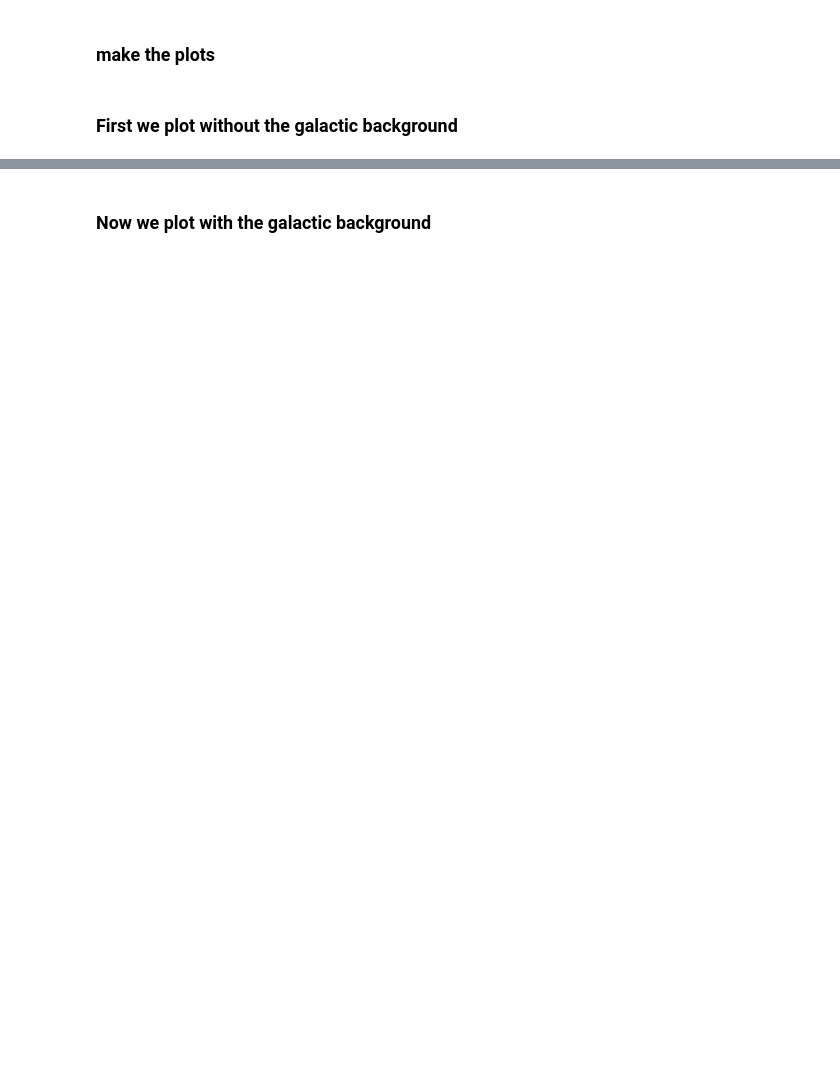
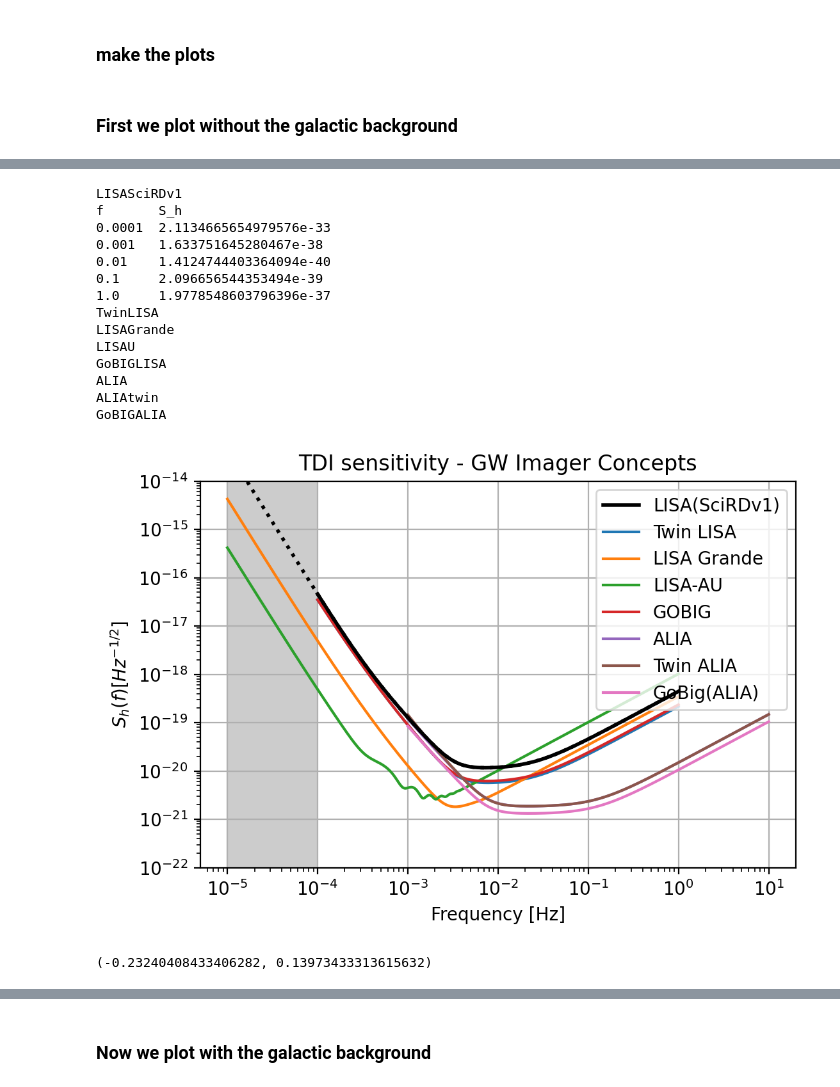
Before and after one commit to JohnGBaker/GWI-metrics, a Jupyter notebook: Notebooks/sensitivityPlotter.ipynb, the cells around one changed output, grey strips where cells are left out. Cells and saved outputs as stored; diff of their text form; code cells hidden in the pictures; blank space fills up the shorter version.

Commit message:
Update sensitivity notebook

```diff
--- a/Notebooks/sensitivityPlotter.ipynb
+++ b/Notebooks/sensitivityPlotter.ipynb
@@ -40 +100,58 @@ missions = (
+# %%
+# f = np.logspace(-5,1,1000)
+
+fig = plt.figure(figsize=(6,4),dpi=200)
+ax = fig.add_subplot(1,1,1)
+
+for m in missions:
+    print(m)
+    fr=np.array([0.00010, 0.00100, 0.01000, 0.10000, 1.00000])
+    f = np.logspace(faxis[m][0],faxis[m][1], 1000 )
+    model = eval('concepts.%s' % m)
+    Sh = metrics.makeSensitivity(f, model, style = 'TN')
+    Shr = metrics.makeSensitivity(fr, model, style = 'TN')
+    if m == 'LISASciRDv1':
+        #ax.plot(fr,np.sqrt(Shr),label=model.get('label'), color = 'r', ls='none', lw=2, zorder=len(m), marker = '.', markersize = '10')
+        ax.plot(np.logspace(-5, 0, 1000 ),np.sqrt(metrics.makeSensitivity(np.logspace(-5, 0, 1000 ), model, style = 'TN')), color = 'k', ls=':', lw=2, zorder=len(m))
+        ax.plot(f,np.sqrt(Sh),label=model.get('label'), color = 'k', ls='-', lw=2, zorder=len(m))
+        print('f', 'S_h', sep='\t')
+        for a, b in zip(fr,Shr):
+
+            print(a, b, sep='\t')
+    else:
+        ax.plot(f,np.sqrt(Sh),label=model.get('label'))
+
+ax.fill_between([1e-5, 1e-4], y1=1e-14, y2=1e-23, color= 'grey', alpha = 0.4, edgecolor='none')
+plt.title(r'TDI sensitivity - GW Imager Concepts')
+ax.set_xscale('log')
+ax.set_yscale('log')
+plt.xlabel('Frequency [Hz]')
+plt.ylabel(r'$S_h(f) [Hz^{-1/2}]$')
+plt.ylim([1e-22,1e-14])
+#plt.xlim([2e-5,1e0])
+plt.legend(loc='upper right')
+ax.grid(True)
+plt.savefig('../plots/GWImager_sensitivities.png')
+plt.savefig('../plots/GWImager_sensitivities.pdf')
+plt.show()
+# %% [output]
+LISASciRDv1
+f       S_h
+0.0001  2.1134665654979576e-33
+0.001   1.633751645280467e-38
+0.01    1.4124744403364094e-40
+0.1     2.096656544353494e-39
+1.0     1.9778548603796396e-37
+TwinLISA
+LISAGrande
+LISAU
+GoBIGLISA
+ALIA
+ALIAtwin
+GoBIGALIA
+[figure, added]
+# %%
+(1.609385e-39 - 2.096656544353494e-39)/2.096656544353494e-39, (2.299120e-37 - 1.977854e-37)/2.299120e-37
+# %% [output]
+(-0.23240408433406282, 0.13973433313615632)
 # %%
```
Also changed, not shown: parts of 11 cells of this notebook.
